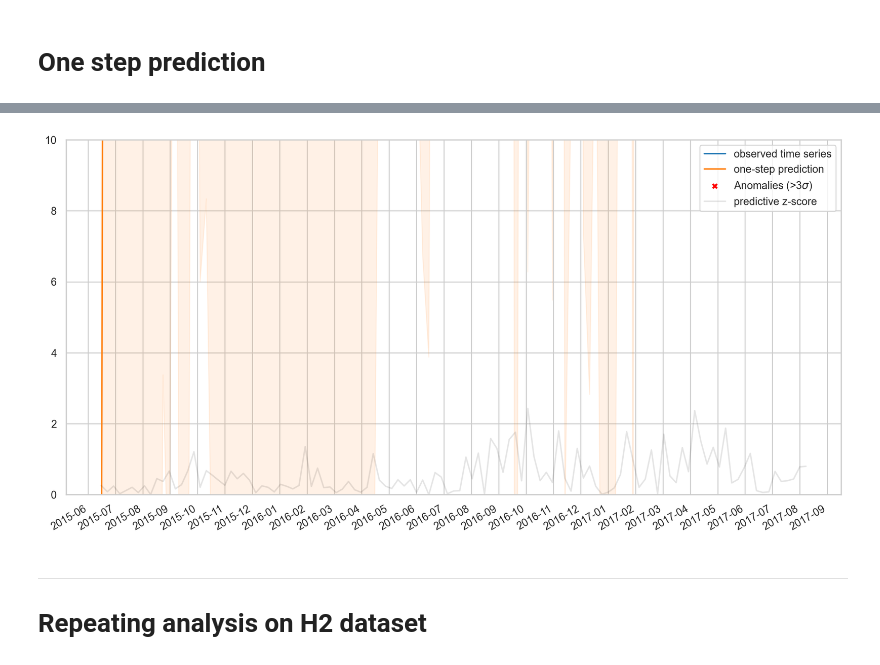
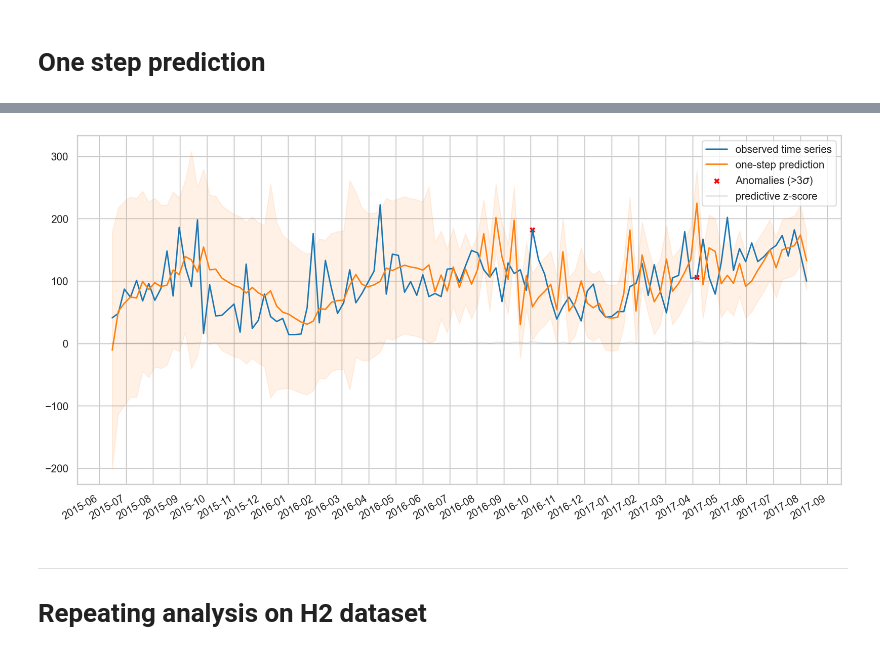
Before and after one commit to Amaury-Barra/Bayesian_TS, a Jupyter notebook: bayesian_ts_pred.ipynb, the cells around one changed output, grey strips where cells are left out. Saved outputs shown, nothing was run; the diff lists cells and outputs as text; code cells hidden in the pictures.

```diff
--- a/bayesian_ts_pred.ipynb
+++ b/bayesian_ts_pred.ipynb
@@ -65,7 +71,7 @@ cancelation_loc = mdates.DayLocator(interval=31)
 cancelation_fmt = mdates.DateFormatter('%Y-%m')
 
 ## Number of forcasting steps (half a year)
-num_forecast_steps = 26
+num_forecast_steps = 8
 
 ## Formating time serie data
 serial_data = raw_data.IsCanceled.tolist()
@@ -364,22 +382,22 @@ Instructions for updating:
 # %%
 fig, ax = plot_one_step_predictive(
     cancelation_dates, serial_data,
     cancelation_one_step_mean, cancelation_one_step_scale,
     x_locator=cancelation_loc, x_formatter=cancelation_fmt)
-ax.set_ylim(0, 10)
+#ax.set_ylim(0, 10)
 
 # Use the one-step-ahead forecasts to detect anomalous timesteps.
 zscores = np.abs((serial_data - cancelation_one_step_mean) /
                  cancelation_one_step_scale)
-anomalies = zscores > 3.0
+anomalies = zscores > 2
 ax.scatter(cancelation_dates[anomalies],
            serial_data[anomalies],
            c="red", marker="x", s=20, linewidth=2, label=r"Anomalies (>3$\sigma$)")
 ax.plot(cancelation_dates, zscores, color="black", alpha=0.1, label='predictive z-score')
 ax.legend()
 plt.show()
 # %% [output]
-[figure, old version]
+[figure, new version]
 # %% [markdown]
 ---
 # Repeating analysis on H2 dataset
```
Also changed, not shown: parts of 14 cells of this notebook, 2 other files.
